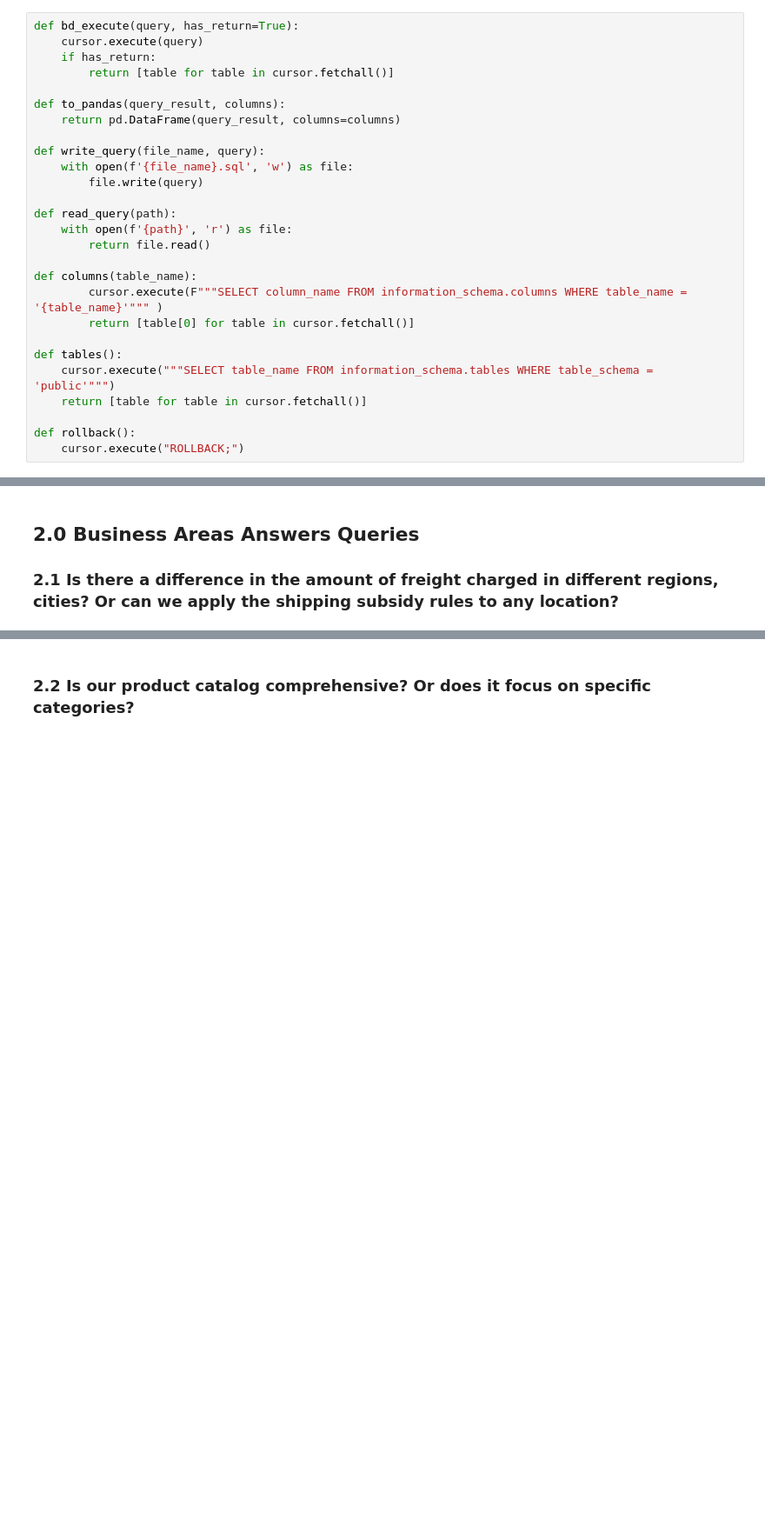
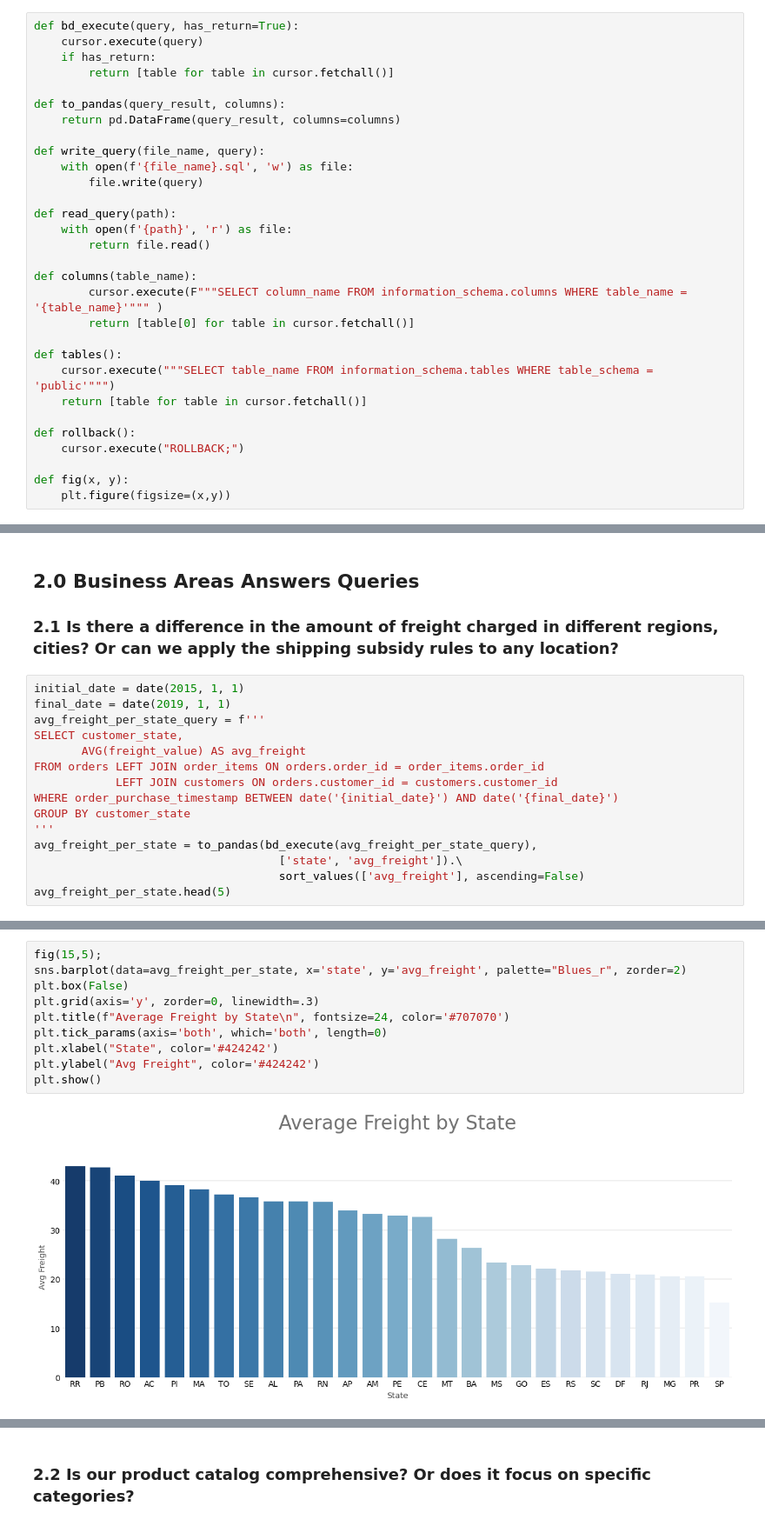
Before and after one commit to pauloreis-ds/olist, a Jupyter notebook: business_questions_insights/notebooks/1.1-pr-data-analysis-full-postgresql-challenge.ipynb, the cells around one changed output, grey strips where cells are left out. Shown at 87% size. Saved outputs shown, nothing was run; the diff lists cells and outputs as text; blank space fills up the shorter version.

```diff
--- a/business_questions_insights/notebooks/1.1-pr-data-analysis-full-postgresql-challenge.ipynb
+++ b/business_questions_insights/notebooks/1.1-pr-data-analysis-full-postgresql-challenge.ipynb
@@ -86,6 +86,9 @@ def tables():
 
 def rollback():
     cursor.execute("ROLLBACK;")
+
+def fig(x, y):
+    plt.figure(figsize=(x,y))
 # %% [markdown]
 ## 1.0 Dashboard Queries
 
@@ -308,3 +311,18 @@ plt.show();
 ## 2.0 Business Areas Answers Queries
 
 ### 2.1 Is there a difference in the amount of freight charged in different regions, cities? Or can we apply the shipping subsidy rules to any location?
+# %%
+initial_date = date(2015, 1, 1)
+final_date = date(2019, 1, 1)
+avg_freight_per_state_query = f'''
+SELECT customer_state,
+       AVG(freight_value) AS avg_freight
+FROM orders LEFT JOIN order_items ON orders.order_id = order_items.order_id
+            LEFT JOIN customers ON orders.customer_id = customers.customer_id
+WHERE order_purchase_timestamp BETWEEN date('{initial_date}') AND date('{final_date}')
+GROUP BY customer_state
+'''
+avg_freight_per_state = to_pandas(bd_execute(avg_freight_per_state_query),
+                                    ['state', 'avg_freight']).\
+                                    sort_values(['avg_freight'], ascending=False)
+avg_freight_per_state.head(5)
@@ -310,0 +346,12 @@ plt.show();
+# %%
+fig(15,5);
+sns.barplot(data=avg_freight_per_state, x='state', y='avg_freight', palette="Blues_r", zorder=2)
+plt.box(False)
+plt.grid(axis='y', zorder=0, linewidth=.3)
+plt.title(f"Average Freight by State\n", fontsize=24, color='#707070')
+plt.tick_params(axis='both', which='both', length=0)
+plt.xlabel("State", color='#424242')
+plt.ylabel("Avg Freight", color='#424242')
+plt.show()
+# %% [output]
+[figure, added]
```
Also changed, not shown: parts of 5 cells of this notebook, 2 other files.
